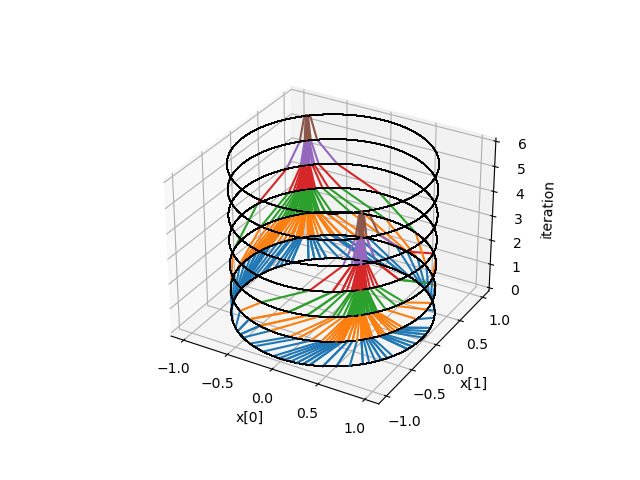
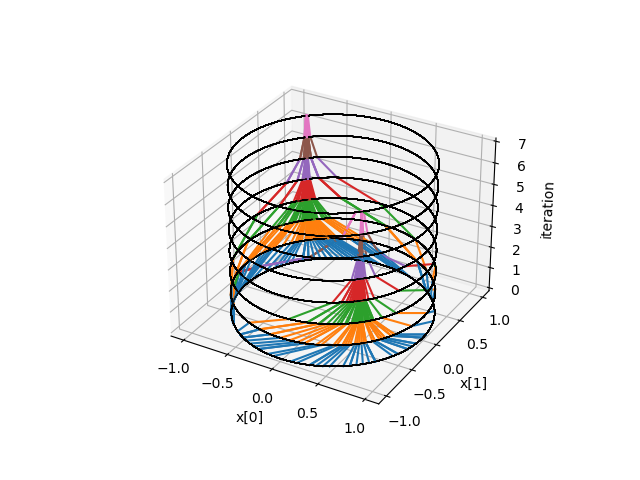
Code edit (unified diff) that turned the first committed figure into the second:
--- before
+++ after
@@ -1,4 +1,4 @@
 # illustrate the power method 
-# for better discrimination plot its orbits on the unit circle by stacking circles by iteration number
+# for better discrimination plot its orbits on the unit circle by stacking circles by iteration number, n
 
 %matplotlib widget
@@ -22,9 +22,9 @@
     x = np.array([np.cos(a), np.sin(a)])     # specify starting vector
 
-    for i in range(1,7):                      # its enough to follow 7 iterates
+    for n in range(1,8):                      # its enough to follow 7 iterates
         y = M@x                               # get new direction
         y = y/np.sqrt(y[0]**2+y[1]**2)        # normalize
-        ax.plot3D(np.cos(t), np.sin(t), i*z, 'k', linewidth=0.75)   # plot unit circle at height i
-        ax.plot3D([x[0], y[0]],[x[1], y[1]], [i-1,i])  # connect subsequent points in orbit
+        ax.plot3D(np.cos(t), np.sin(t), n*z, 'k', linewidth=0.75)   # plot unit circle at height n
+        ax.plot3D([x[0], y[0]],[x[1], y[1]], [n-1,n])  # connect subsequent points in orbit
         x = y                                 # old vec equals new vec
         

Commit: here and there